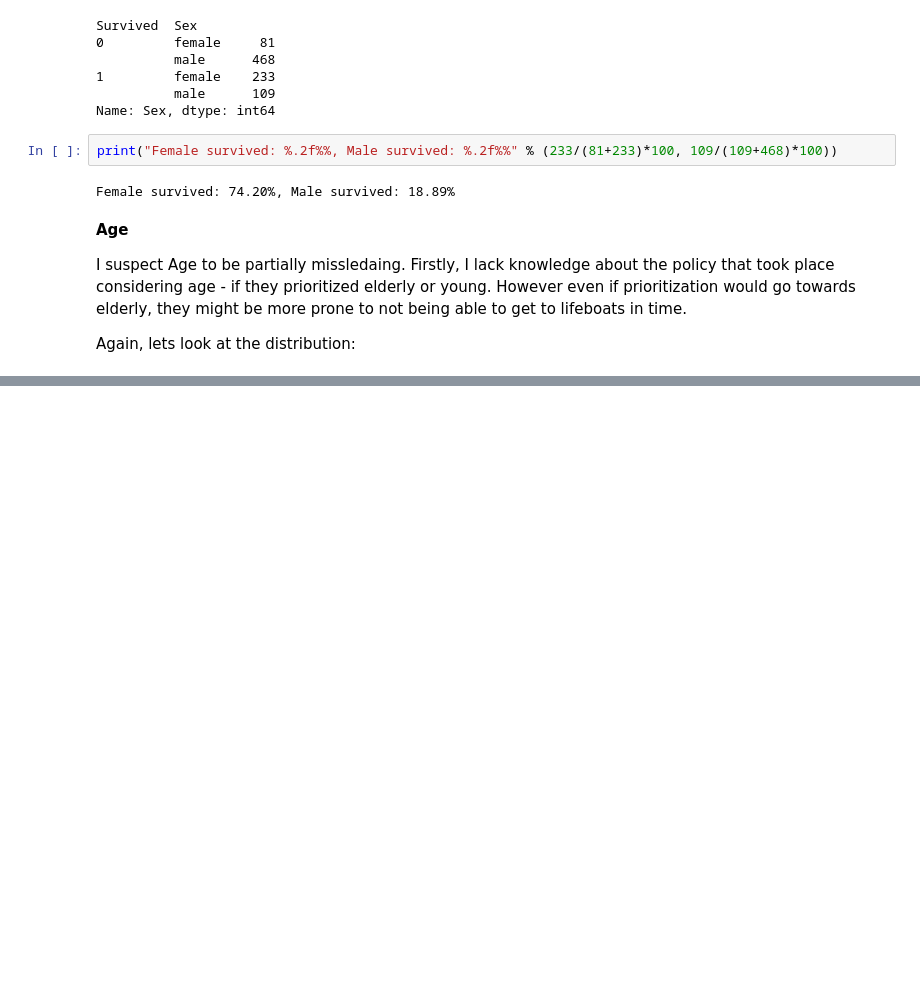
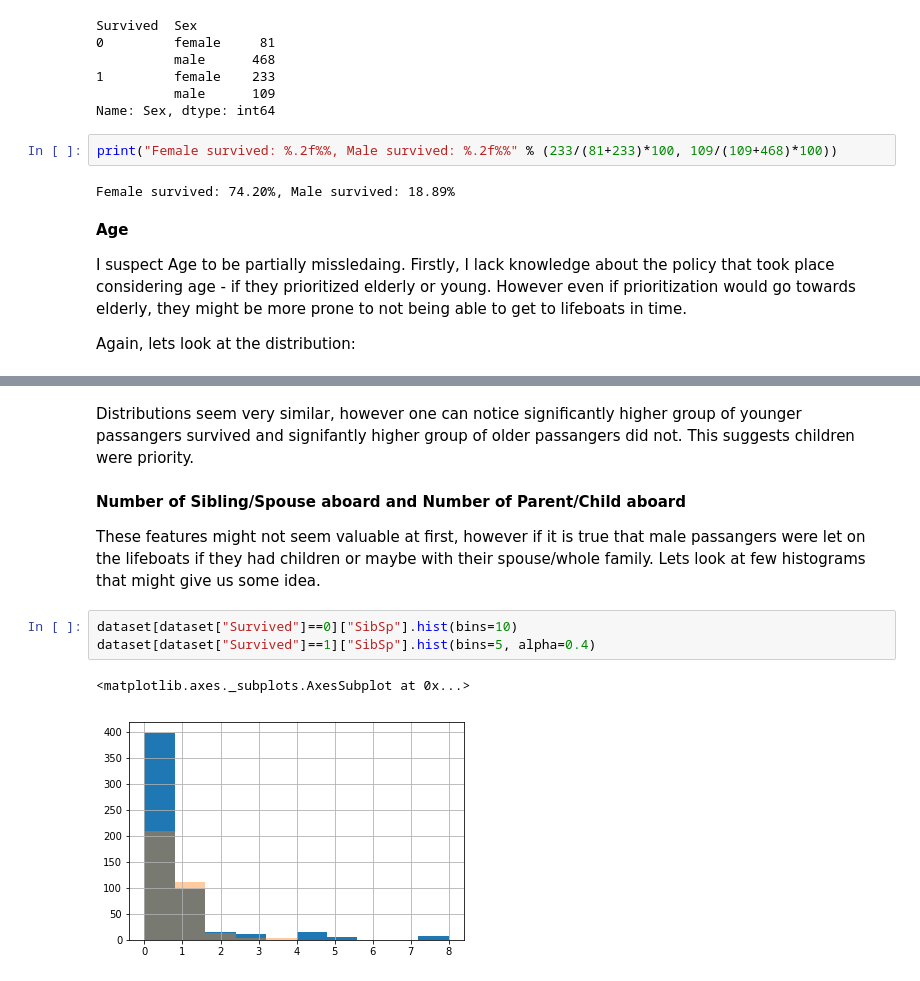
Before and after one commit to Tommzs/kaggle_titanic, a Jupyter notebook: kaggle_titanic.ipynb, the cells around one changed output, grey strips where cells are left out. Drawn from its saved outputs; the diff is of its cells as text; blank space fills up the shorter version.

```diff
--- a/kaggle_titanic.ipynb
+++ b/kaggle_titanic.ipynb
@@ -125,0 +139,12 @@ Again, lets look at the distribution:
+# %% [markdown]
+Distributions seem very similar, however one can notice significantly higher group of younger passangers survived and signifantly higher group of older passangers did not. This suggests children were priority.
+# %% [markdown]
+**Number of Sibling/Spouse aboard and Number of Parent/Child aboard**
+
+These features might not seem valuable at first, however if it is true that male passangers were let on the lifeboats if they had children or maybe with their spouse/whole family. Lets look at few histograms that might give us some idea.
+# %%
+dataset[dataset["Survived"]==0]["SibSp"].hist(bins=10)
+dataset[dataset["Survived"]==1]["SibSp"].hist(bins=5, alpha=0.4)
+# %% [output]
+<matplotlib.axes._subplots.AxesSubplot at 0x...>
+[figure, added]
```
Also changed, not shown: parts of 15 cells of this notebook.
